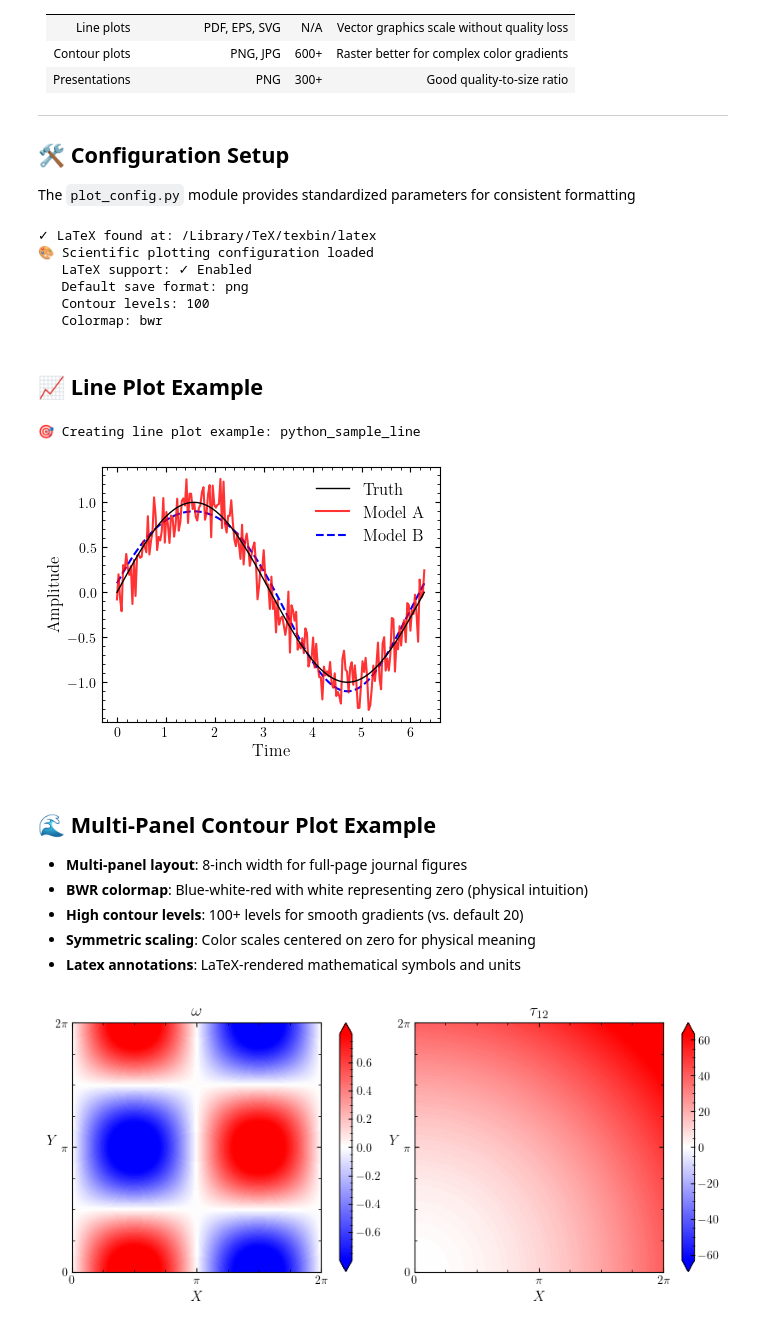
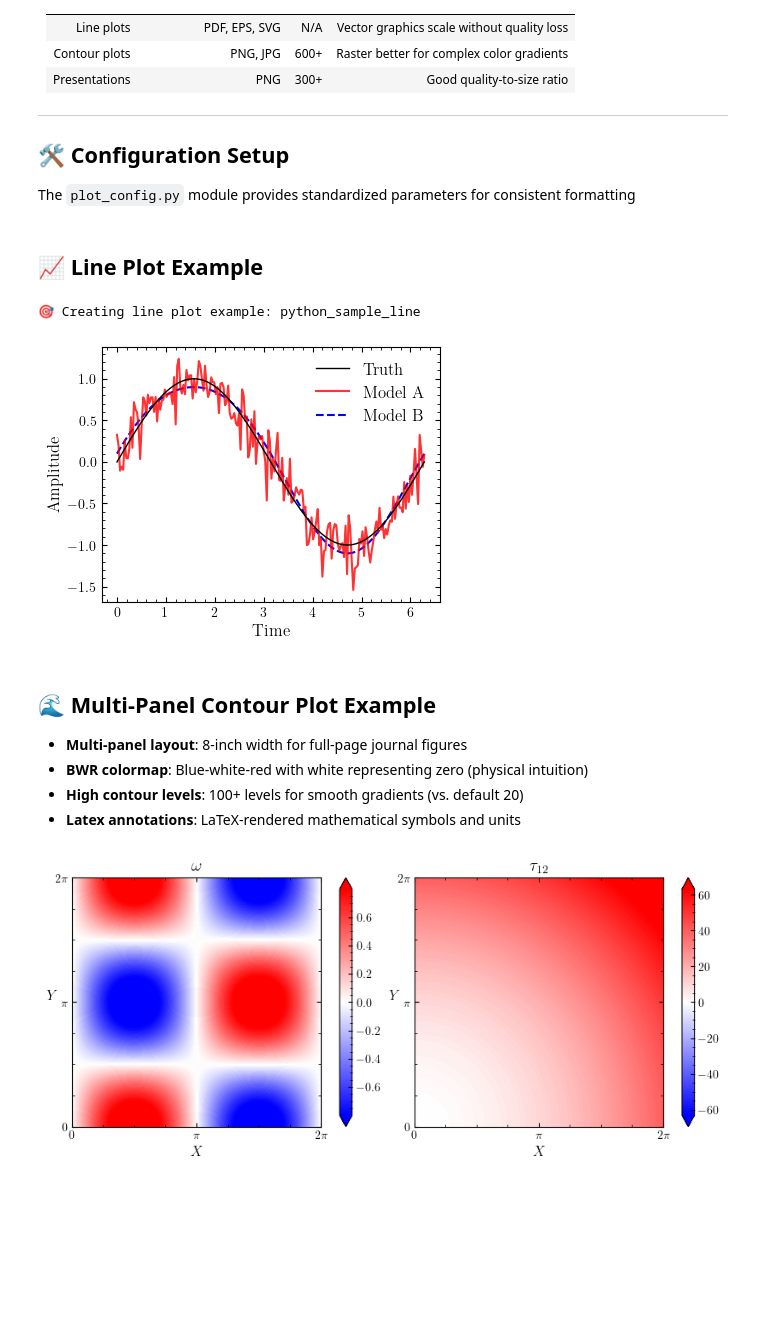
Before and after one commit to jakharkaran/plotguide, a Jupyter notebook: examples/python_plotting_example.ipynb, the cells around one changed output. Drawn from its saved outputs; the diff is of its cells as text; code cells hidden in the pictures; blank space fills up the shorter version.

Commit message:
updated plot guidlines

```diff
--- a/examples/python_plotting_example.ipynb
+++ b/examples/python_plotting_example.ipynb
@@ -65,15 +65,10 @@ from src.plot_config import (
     SAVE_DIR,         # Directory for saving figures ('' = current directory)
 )
 
+SAVE_DIR = 'figures/'
+
 # Apply the parameters to matplotlib
 plt.rcParams.update(params)
-# %% [output]
-✓ LaTeX found at: /Library/TeX/texbin/latex
-🎨 Scientific plotting configuration loaded
-   LaTeX support: ✓ Enabled
-   Default save format: png
-   Contour levels: 100
-   Colormap: bwr
 # %% [markdown]
 ## 📈 Line Plot Example
 # %%
@@ -84,43 +79,42 @@ figname = 'python_sample_line'
 print(f"🎯 Creating line plot example: {figname}")
 
 # Create single panel figure (4 inches wide)
 # - 4 inches: Half-page width in most journals
 fig, axes = plt.subplots(figsize=(4, 3), layout='compressed')
 
 # Ensure clean white background (important for publications)
 fig.patch.set_facecolor('white')
 
 
 # 1. Generate sample data
 x = np.linspace(0, 2*np.pi, 200)
 y_truth = np.sin(x)                                    # "Ground truth" observations
 y_emulator1 = np.sin(x) + 0.2*np.random.randn(len(x)) # Model 1: noisy prediction
 y_emulator2 = np.sin(x) + 0.1*np.cos(2*x)            # Model 2: systematic bias
 
 # 2. Plot data
 axes.plot(x, y_truth, color='black', linewidth=1, label='Truth', zorder=3)          # Ensure truth is plotted on top
 axes.plot(x, y_emulator1, color='red', linewidth=1.5, label='Model A', alpha=0.8, zorder=2)
 axes.plot(x, y_emulator2, color='blue', linewidth=1.5, label='Model B', linestyle='--', zorder=1)
 
 # 3. Labels, legend, and title
 axes.set_xlabel('Time')  # Always include units!
 axes.set_ylabel('Amplitude')
 axes.legend(frameon=False, loc='best') # Legend box should be frameless
 
 # 4. Save and show
-filename = f"{SAVE_DIR}{figname}.svg"
-plt.savefig(filename, format='svg', bbox_inches='tight')
+filename = f"{figname}.svg"
+plt.savefig(SAVE_DIR + filename, format='svg', bbox_inches='tight')
 plt.show()
 # %% [output]
 🎯 Creating line plot example: python_sample_line
-[figure, old version]
+[figure, new version]
 # %% [markdown]
 ## 🌊 Multi-Panel Contour Plot Example
 
 - **Multi-panel layout**: 8-inch width for full-page journal figures
 - **BWR colormap**: Blue-white-red with white representing zero (physical intuition)
 - **High contour levels**: 100+ levels for smooth gradients (vs. default 20)
-- **Symmetric scaling**: Color scales centered on zero for physical meaning
 - **Latex annotations**: LaTeX-rendered mathematical symbols and units
 # %%
 figname = 'python_sample_contour'
```
Also changed, not shown: 6 other files.
